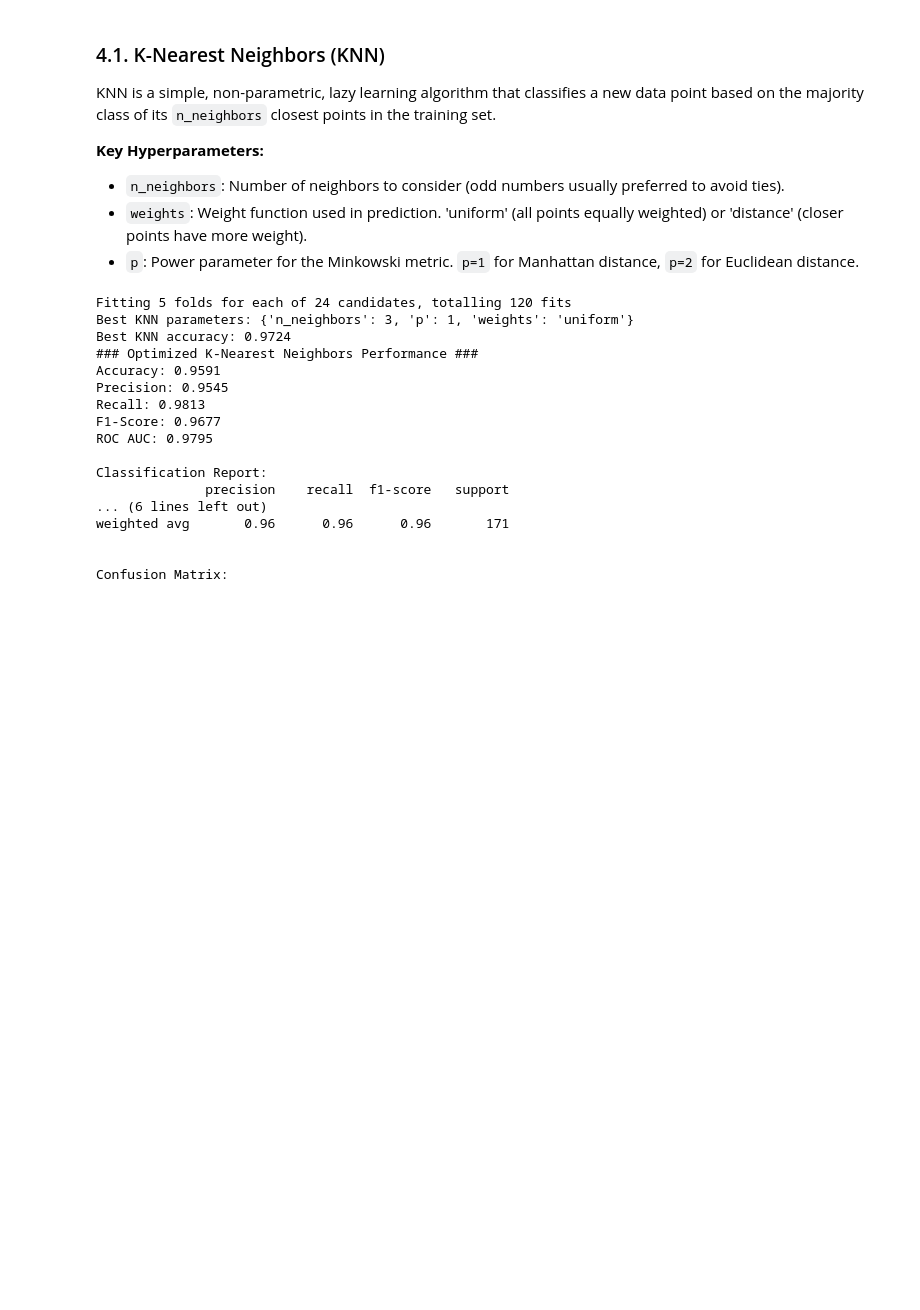
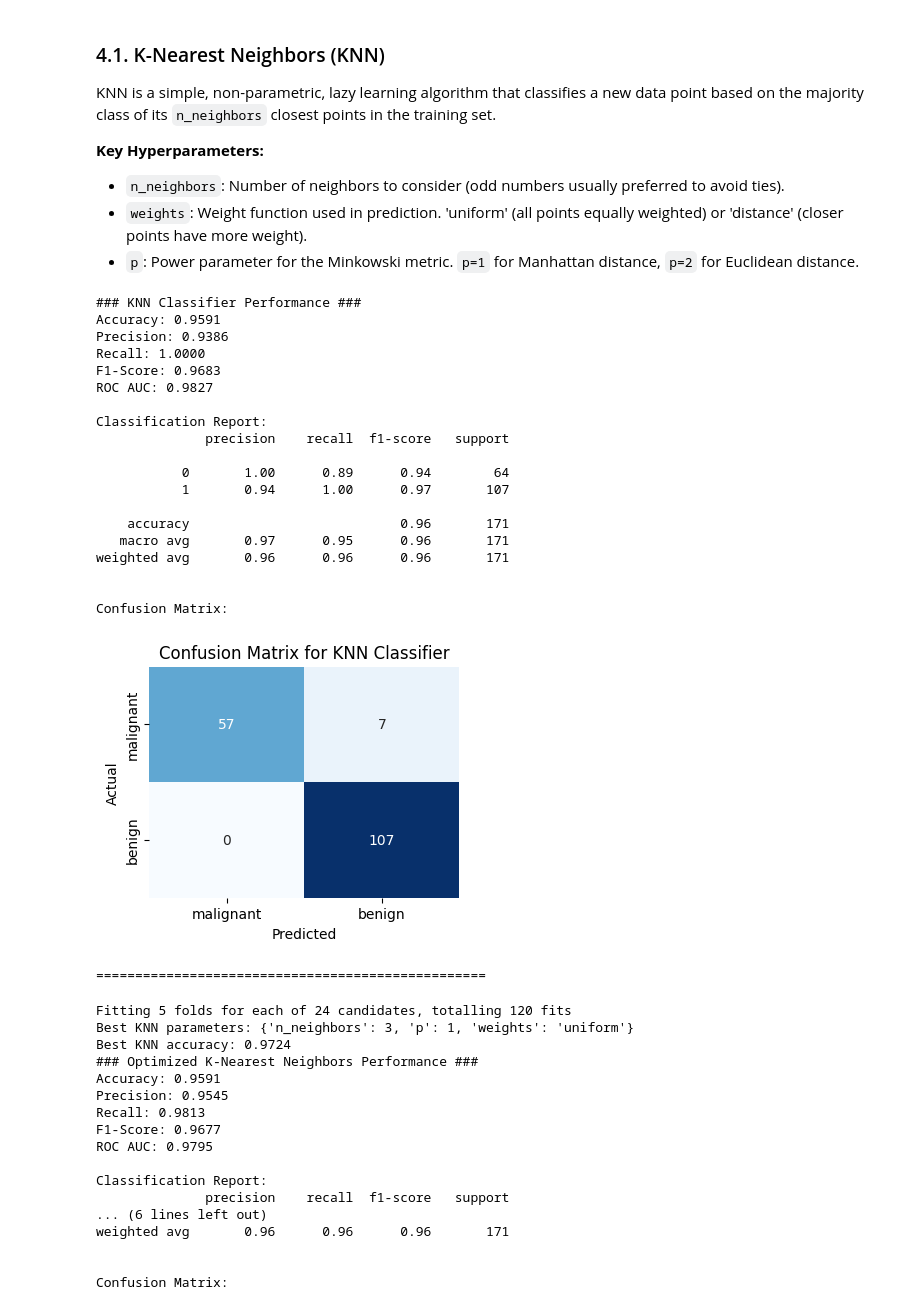
Before and after one commit to yenokhakobyan/Introduction-To-Data-Science-PA, a Jupyter notebook: notebooks/6.0 KNN, DT, & Ensemble methods.ipynb, the cells around one changed output. Drawn from its saved outputs; the diff is of its cells as text; code cells hidden in the pictures; blank space fills up the shorter version.

```diff
--- a/notebooks/6.0 KNN, DT, & Ensemble methods.ipynb
+++ b/notebooks/6.0 KNN, DT, & Ensemble methods.ipynb
@@ -95,6 +99,35 @@ KNN is a simple, non-parametric, lazy learning algorithm that classifies a new d
 - `n_neighbors`: Number of neighbors to consider (odd numbers usually preferred to avoid ties).
 - `weights`: Weight function used in prediction. 'uniform' (all points equally weighted) or 'distance' (closer points have more weight).
 - `p`: Power parameter for the Minkowski metric. `p=1` for Manhattan distance, `p=2` for Euclidean distance.
+# %%
+knn = KNeighborsClassifier()
+
+knn.fit(X_train_scaled, y_train)
+y_pred_knn = knn.predict(X_test_scaled)
+y_proba_knn = knn.predict_proba(X_test_scaled)
+evaluate_model(y_test, y_pred_knn, y_proba_knn, model_name="KNN Classifier")
+# %% [output]
+### KNN Classifier Performance ###
+Accuracy: 0.9591
+Precision: 0.9386
+Recall: 1.0000
+F1-Score: 0.9683
+ROC AUC: 0.9827
+
+Classification Report:
+              precision    recall  f1-score   support
+
+           0       1.00      0.89      0.94        64
+           1       0.94      1.00      0.97       107
+
+    accuracy                           0.96       171
+   macro avg       0.97      0.95      0.96       171
+weighted avg       0.96      0.96      0.96       171
+
+
+Confusion Matrix:
+[figure, added]
+==================================================
 # %%
 knn = KNeighborsClassifier()
 
```
Also changed, not shown: parts of 2 cells of this notebook, 8 other files.
